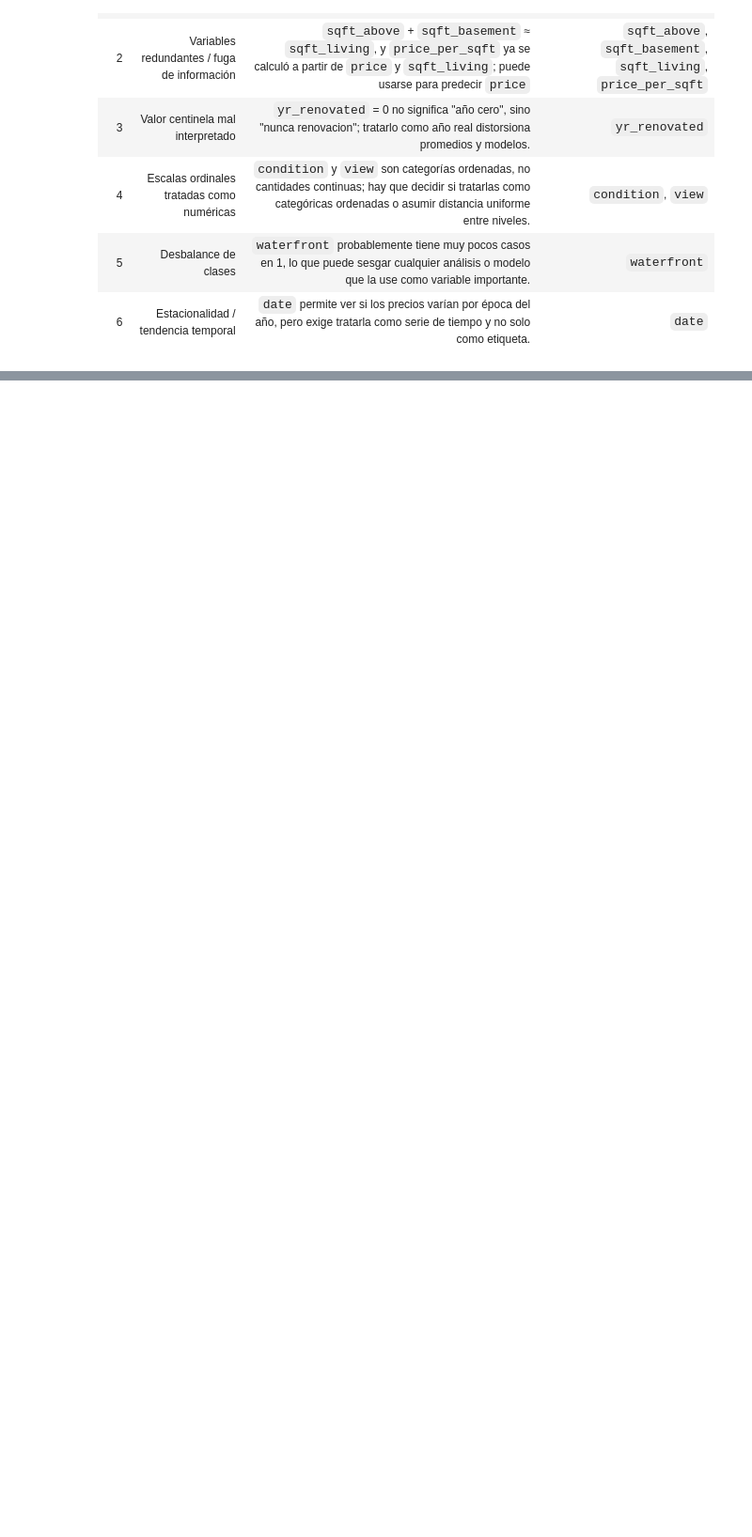
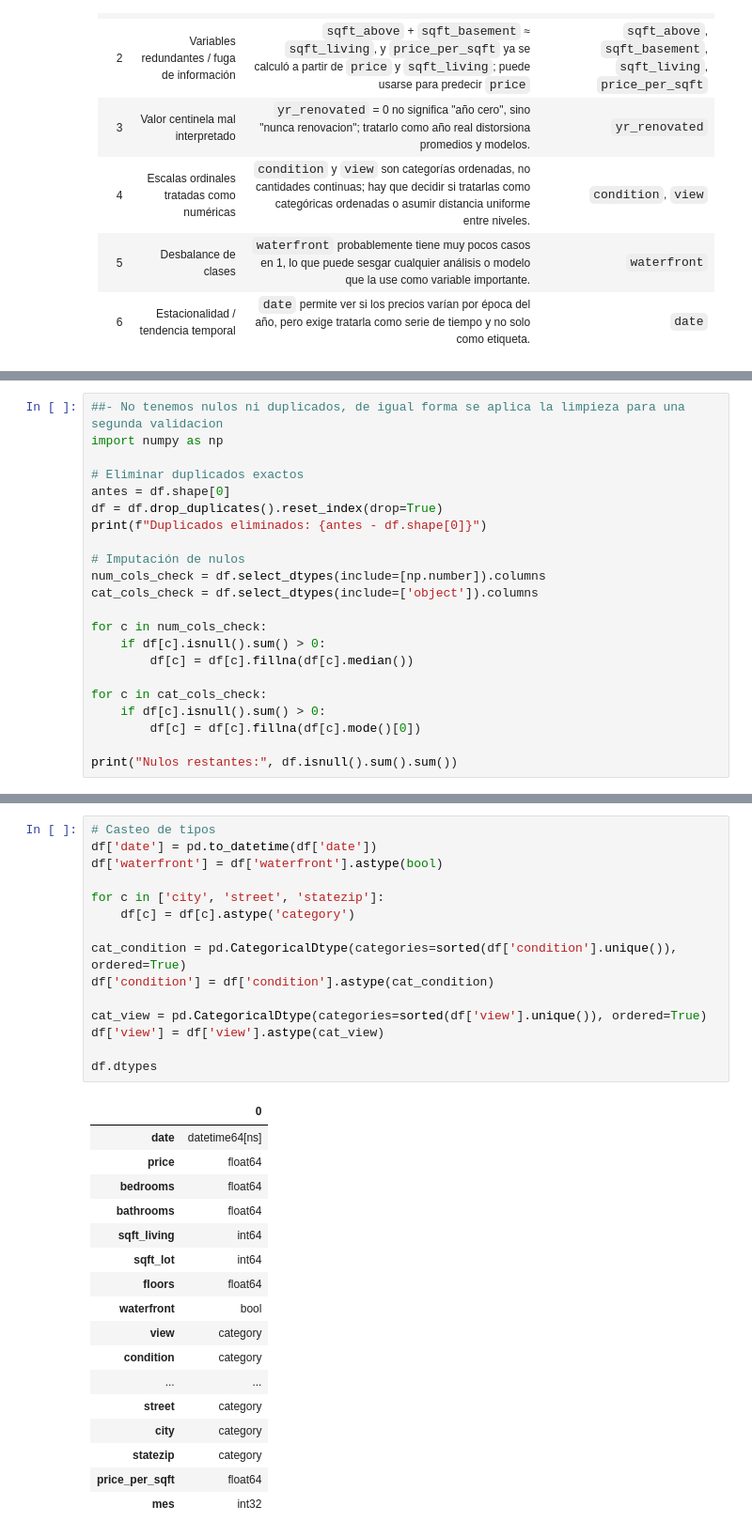
Before and after one commit to wantuds-crypto/Ciencia-datos-curso, a Jupyter notebook: Final_precios_inmuebles.ipynb, the cells around one changed output, grey strips where cells are left out. Shown at 94% size. Drawn from its saved outputs; the diff is of its cells as text; blank space fills up the shorter version.

```diff
--- a/Final_precios_inmuebles.ipynb
+++ b/Final_precios_inmuebles.ipynb
@@ -157,0 +151,22 @@ Problematica: Predecir o explicar el precio de venta de una vivienda a partir de
+# %%
+##- No tenemos nulos ni duplicados, de igual forma se aplica la limpieza para una segunda validacion
+import numpy as np
+
+# Eliminar duplicados exactos
+antes = df.shape[0]
+df = df.drop_duplicates().reset_index(drop=True)
+print(f"Duplicados eliminados: {antes - df.shape[0]}")
+
+# Imputación de nulos
+num_cols_check = df.select_dtypes(include=[np.number]).columns
+cat_cols_check = df.select_dtypes(include=['object']).columns
+
+for c in num_cols_check:
+    if df[c].isnull().sum() > 0:
+        df[c] = df[c].fillna(df[c].median())
+
+for c in cat_cols_check:
+    if df[c].isnull().sum() > 0:
+        df[c] = df[c].fillna(df[c].mode()[0])
+
+print("Nulos restantes:", df.isnull().sum().sum())
@@ -157,0 +176,33 @@ Problematica: Predecir o explicar el precio de venta de una vivienda a partir de
+# %%
+# Casteo de tipos
+df['date'] = pd.to_datetime(df['date'])
+df['waterfront'] = df['waterfront'].astype(bool)
+
+for c in ['city', 'street', 'statezip']:
+    df[c] = df[c].astype('category')
+
+cat_condition = pd.CategoricalDtype(categories=sorted(df['condition'].unique()), ordered=True)
+df['condition'] = df['condition'].astype(cat_condition)
+
+cat_view = pd.CategoricalDtype(categories=sorted(df['view'].unique()), ordered=True)
+df['view'] = df['view'].astype(cat_view)
+
+df.dtypes
+# %% [output]
+|  | 0 |
+| date | datetime64[ns] |
+| price | float64 |
+| bedrooms | float64 |
+| bathrooms | float64 |
+| sqft_living | int64 |
+| sqft_lot | int64 |
+| floors | float64 |
+| waterfront | bool |
+| view | category |
+| condition | category |
+| ... | ... |
+| street | category |
+| city | category |
+| statezip | category |
+| price_per_sqft | float64 |
+| mes | int32 |
```
Also changed, not shown: parts of 21 cells of this notebook.
